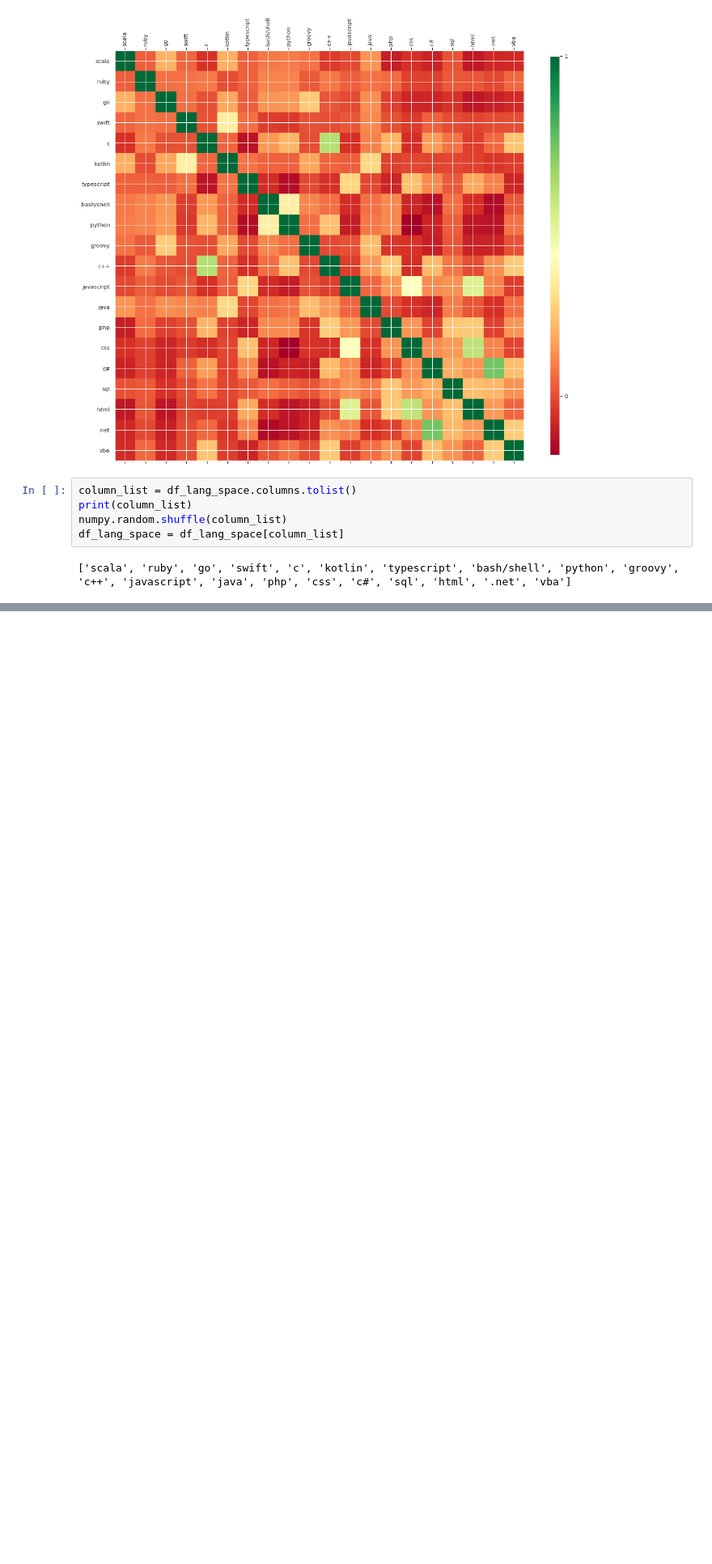
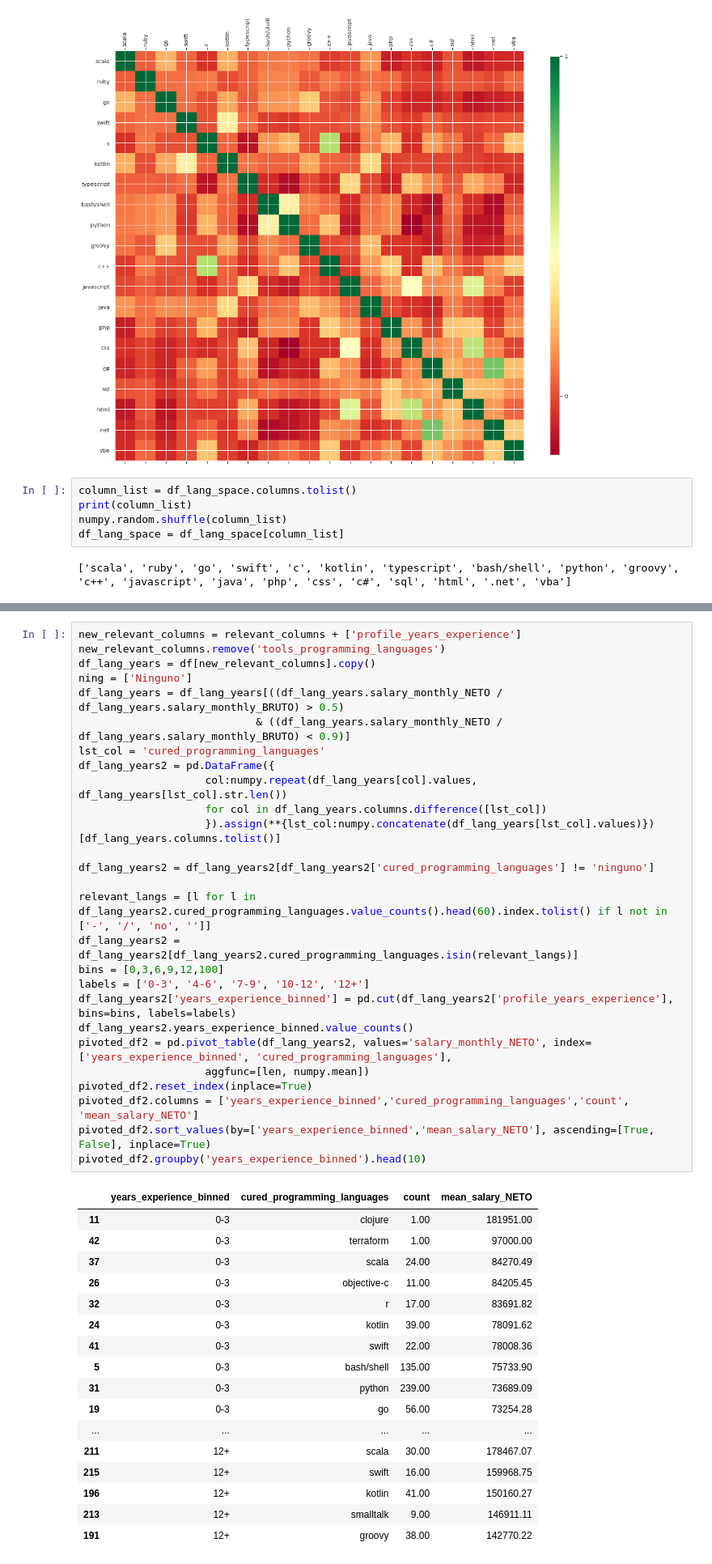
Before and after one commit to fnbellomo/DiploDatos2021, a Jupyter notebook: AyVD/Entregable_Parte_1_Natan.ipynb, the cells around one changed output, grey strips where cells are left out. Shown at 81% size. Drawn from its saved outputs; the diff is of its cells as text; blank space fills up the shorter version.

```diff
--- a/AyVD/Entregable_Parte_1_Natan.ipynb
+++ b/AyVD/Entregable_Parte_1_Natan.ipynb
@@ -466,0 +472,45 @@ See the caveats in the documentation: https://pandas.pydata.org/pandas-docs/stab
+# %%
+new_relevant_columns = relevant_columns + ['profile_years_experience']
+new_relevant_columns.remove('tools_programming_languages')
+df_lang_years = df[new_relevant_columns].copy()
+ning = ['Ninguno']
+df_lang_years = df_lang_years[((df_lang_years.salary_monthly_NETO / df_lang_years.salary_monthly_BRUTO) > 0.5)
+                            & ((df_lang_years.salary_monthly_NETO / df_lang_years.salary_monthly_BRUTO) < 0.9)]
+lst_col = 'cured_programming_languages'
+df_lang_years2 = pd.DataFrame({
+                    col:numpy.repeat(df_lang_years[col].values, df_lang_years[lst_col].str.len())
+                    for col in df_lang_years.columns.difference([lst_col])
+                    }).assign(**{lst_col:numpy.concatenate(df_lang_years[lst_col].values)})[df_lang_years.columns.tolist()]
+
+df_lang_years2 = df_lang_years2[df_lang_years2['cured_programming_languages'] != 'ninguno']
+
+relevant_langs = [l for l in df_lang_years2.cured_programming_languages.value_counts().head(60).index.tolist() if l not in ['-', '/', 'no', '']]
+df_lang_years2 = df_lang_years2[df_lang_years2.cured_programming_languages.isin(relevant_langs)]
+bins = [0,3,6,9,12,100]
+labels = ['0-3', '4-6', '7-9', '10-12', '12+']
+df_lang_years2['years_experience_binned'] = pd.cut(df_lang_years2['profile_years_experience'], bins=bins, labels=labels)
+df_lang_years2.years_experience_binned.value_counts()
+pivoted_df2 = pd.pivot_table(df_lang_years2, values='salary_monthly_NETO', index=['years_experience_binned', 'cured_programming_languages'],
+                    aggfunc=[len, numpy.mean])
+pivoted_df2.reset_index(inplace=True)
+pivoted_df2.columns = ['years_experience_binned','cured_programming_languages','count', 'mean_salary_NETO']
+pivoted_df2.sort_values(by=['years_experience_binned','mean_salary_NETO'], ascending=[True, False], inplace=True)
+pivoted_df2.groupby('years_experience_binned').head(10)
+# %% [output]
+|  | years_experience_binned | cured_programming_languages | count | mean_salary_NETO |
+| 11 | 0-3 | clojure | 1.00 | 181951.00 |
+| 42 | 0-3 | terraform | 1.00 | 97000.00 |
+| 37 | 0-3 | scala | 24.00 | 84270.49 |
+| 26 | 0-3 | objective-c | 11.00 | 84205.45 |
+| 32 | 0-3 | r | 17.00 | 83691.82 |
+| 24 | 0-3 | kotlin | 39.00 | 78091.62 |
+| 41 | 0-3 | swift | 22.00 | 78008.36 |
+| 5 | 0-3 | bash/shell | 135.00 | 75733.90 |
+| 31 | 0-3 | python | 239.00 | 73689.09 |
+| 19 | 0-3 | go | 56.00 | 73254.28 |
+| ... | ... | ... | ... | ... |
+| 211 | 12+ | scala | 30.00 | 178467.07 |
+| 215 | 12+ | swift | 16.00 | 159968.75 |
+| 196 | 12+ | kotlin | 41.00 | 150160.27 |
+| 213 | 12+ | smalltalk | 9.00 | 146911.11 |
+| 191 | 12+ | groovy | 38.00 | 142770.22 |
```
Also changed, not shown: parts of 5 cells of this notebook.
